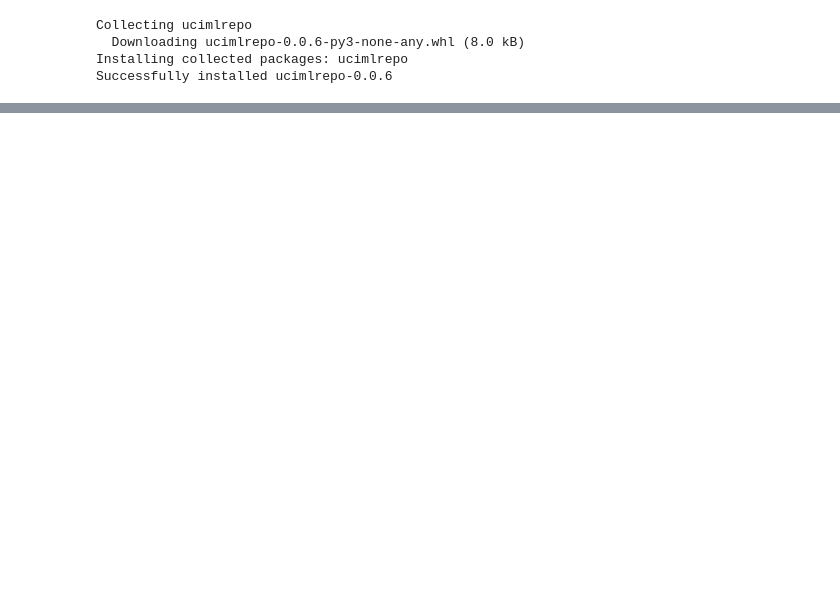
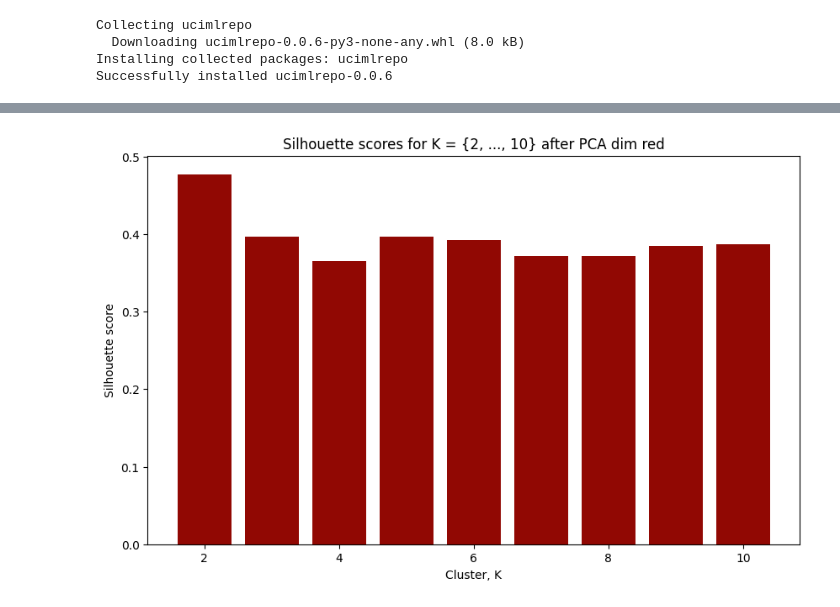
Before and after one commit to jaceroldan/mex6-trip-advisor, a Jupyter notebook: trip_advisor_clustering.ipynb, the cells around one changed output, grey strips where cells are left out. Cells and saved outputs as stored; diff of their text form; code cells hidden in the pictures; blank space fills up the shorter version.

```diff
--- a/trip_advisor_clustering.ipynb
+++ b/trip_advisor_clustering.ipynb
@@ -45,0 +76,25 @@ for k in range(2, 11):  # Testing from 2 to 10 clusters
+# %%
+from sklearn.decomposition import PCA
+pca = PCA(n_components=2)
+X_pca = pca.fit_transform(X)
+# %%
+# Try different numbers of clusters
+silhouette_scores = []
+for k in range(2, 11):  # Testing from 2 to 10 clusters
+    kmeans = KMeans(n_clusters=k, n_init=10, random_state=42)
+    kmeans.fit(X_pca)
+    labels = kmeans.labels_
+    centroids = kmeans.cluster_centers_
+    inertia = kmeans.inertia_
+    values = silhouette_samples(X_pca, labels)
+    score = silhouette_score(X_pca, labels)
+    silhouette_scores.append(score)
+
+plt.figure(figsize=(10, 6))
+plt.bar([x + 2 for x in range(len(silhouette_scores))], silhouette_scores, color='#910803')
+plt.xlabel('Cluster, K')
+plt.ylabel('Silhouette score')
+plt.title('Silhouette scores for K = {2, ..., 10} after PCA dim red')
+plt.show()
+# %% [output]
+[figure, added]
```
Also changed, not shown: parts of 20 cells of this notebook.
